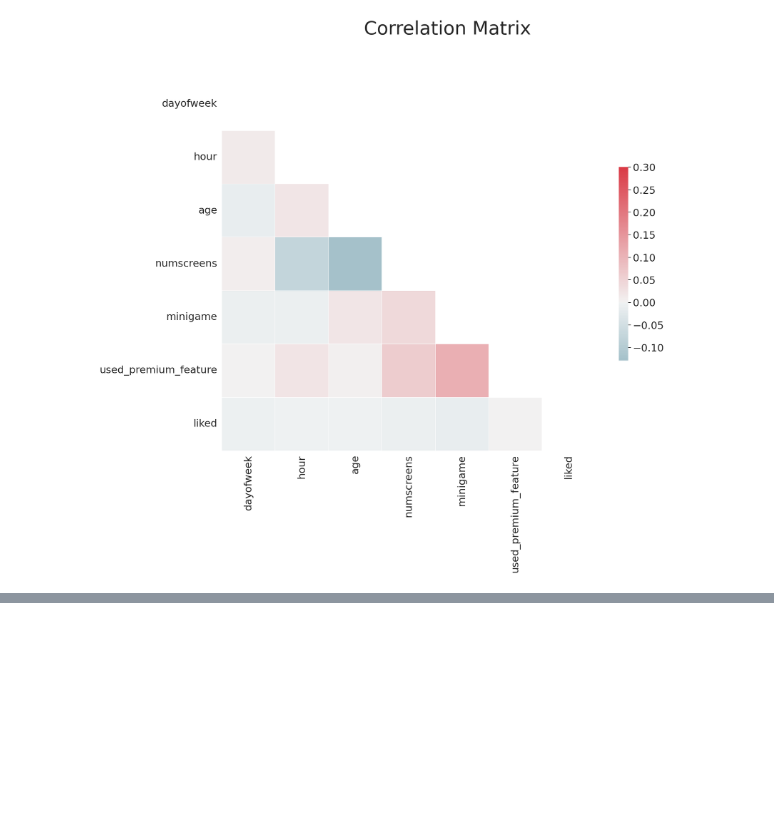
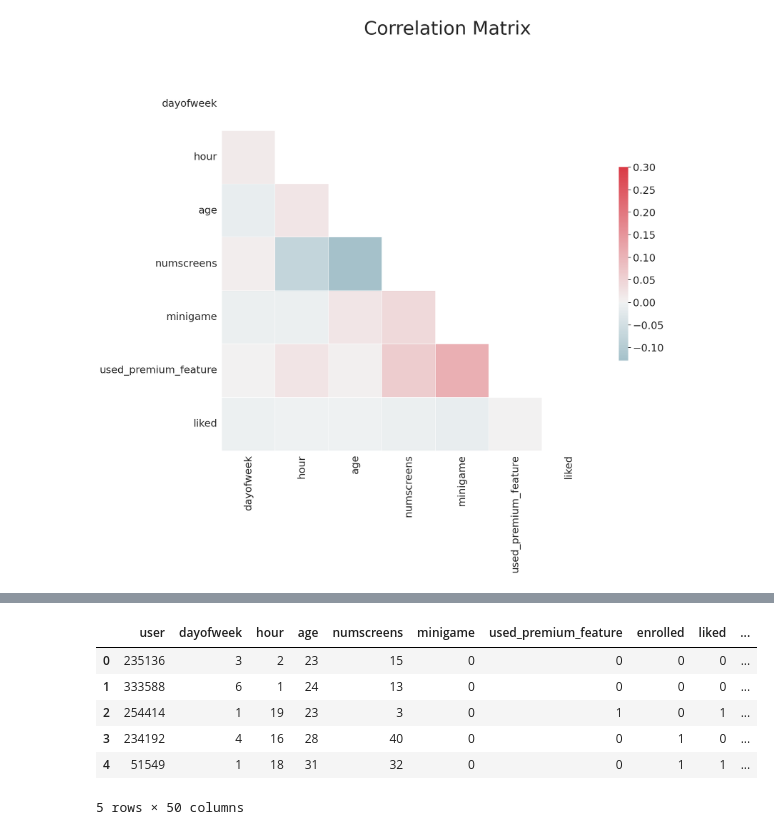
Before and after one commit to saimaharana4/ML_DL_Project, a Jupyter notebook: app-usage-analysis-churn-rate.ipynb, the cells around one changed output, grey strips where cells are left out. Cells and saved outputs as stored; diff of their text form; code cells hidden in the pictures; blank space fills up the shorter version.

```diff
--- a/app-usage-analysis-churn-rate.ipynb
+++ b/app-usage-analysis-churn-rate.ipynb
@@ -130,0 +279,11 @@ sns.heatmap(corr, mask = mask, cmap = cmap, vmax = .3, center = 0, square = True
+# %%
+# #### Saving Results ####
+df.head()
+# %% [output]
+|  | user | dayofweek | hour | age | numscreens | minigame | used_premium_feature | enrolled | liked | ... |
+| 0 | 235136 | 3 | 2 | 23 | 15 | 0 | 0 | 0 | 0 | ... |
+| 1 | 333588 | 6 | 1 | 24 | 13 | 0 | 0 | 0 | 0 | ... |
+| 2 | 254414 | 1 | 19 | 23 | 3 | 0 | 1 | 0 | 1 | ... |
+| 3 | 234192 | 4 | 16 | 28 | 40 | 0 | 0 | 1 | 0 | ... |
+| 4 | 51549 | 1 | 18 | 31 | 32 | 0 | 0 | 1 | 1 | ... |
+5 rows × 50 columns
```
Also changed, not shown: parts of 23 cells of this notebook.
